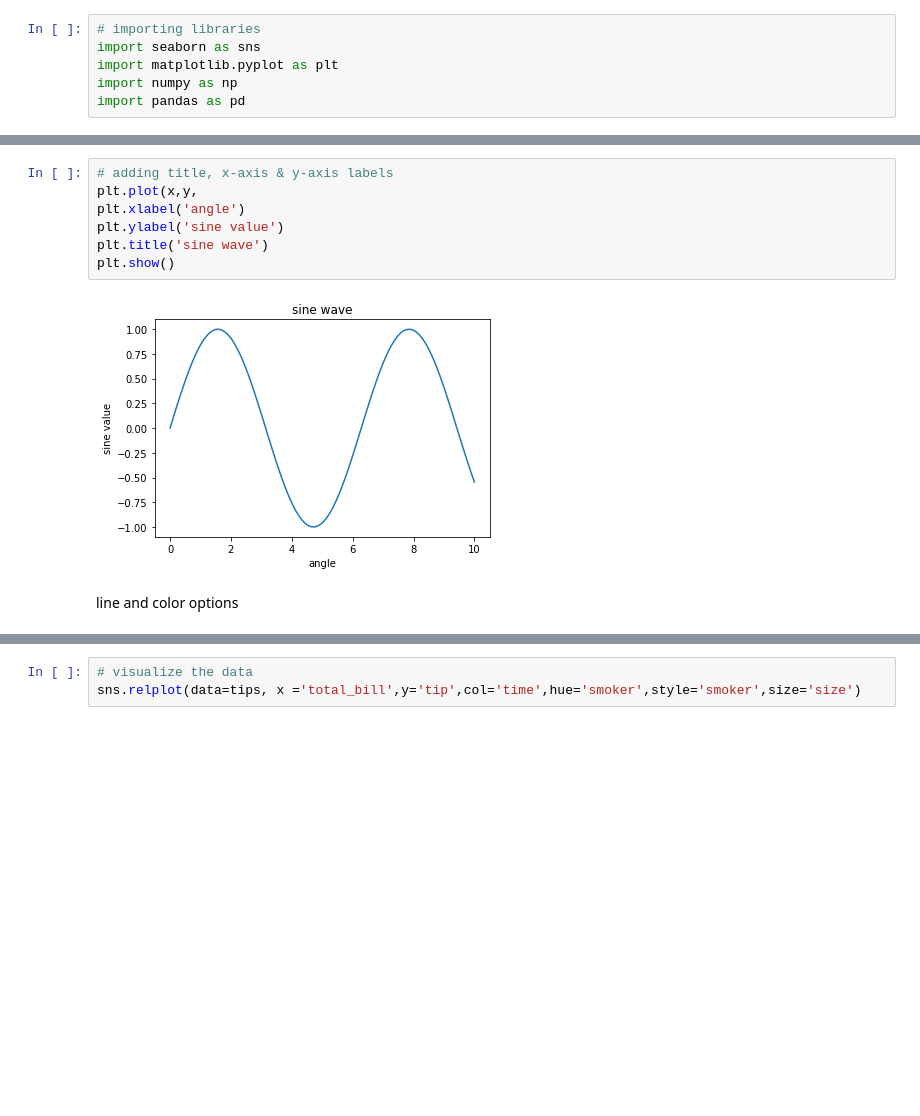
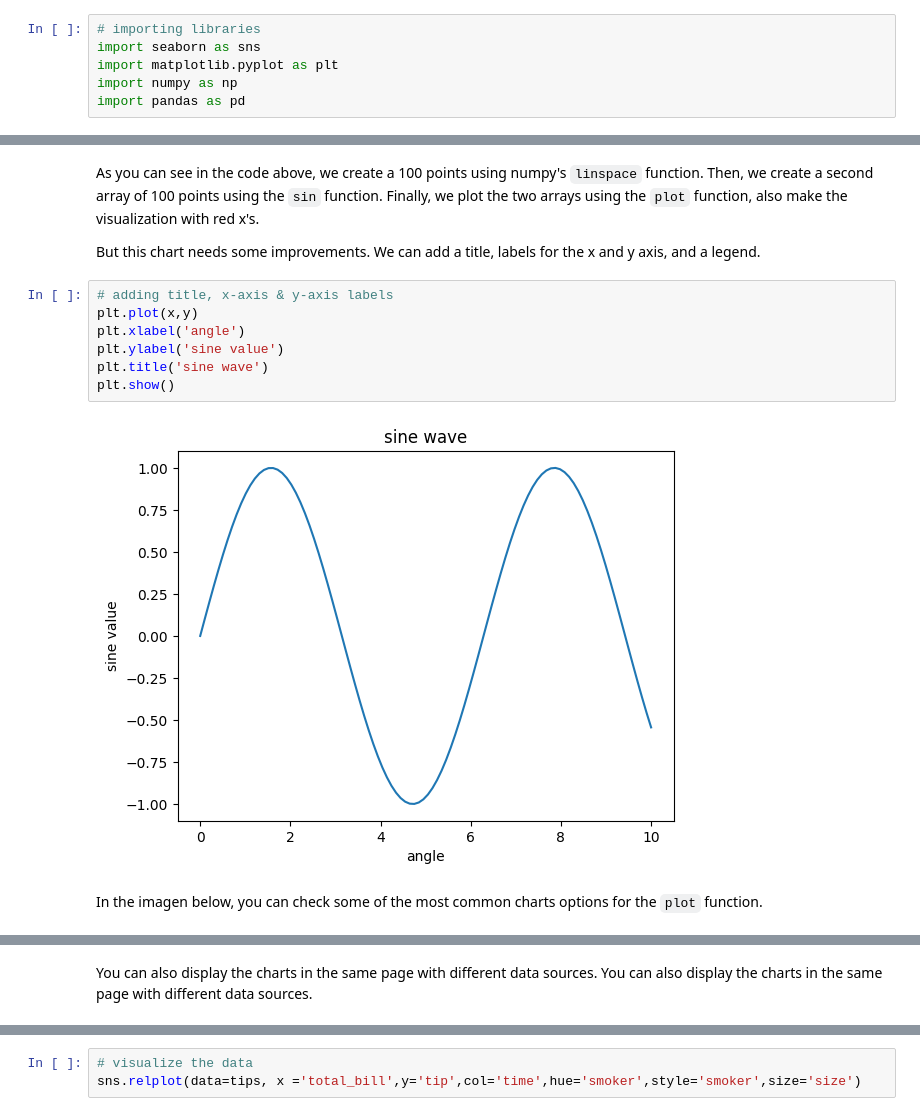
Before and after one commit to H3nr7M/data-visualization-with-python-matplotlib-and-seaborn, a Jupyter notebook: data_visualization.ipynb, the cells around one changed output, grey strips where cells are left out. Drawn from its saved outputs; the diff is of its cells as text; blank space fills up the shorter version.

```diff
--- a/data_visualization.ipynb
+++ b/data_visualization.ipynb
@@ -21,16 +61,22 @@ plt.show() #show graph
+# %% [markdown]
+As you can see in the code above, we create a 100 points using numpy's `linspace` function. Then, we create a second array of 100 points using the `sin` function. Finally, we plot the two arrays using the `plot` function, also make the visualization with red x's.
+
+But this chart needs some improvements. We can add a title, labels for the x and y axis, and a legend.
 # %%
 # adding title, x-axis & y-axis labels
-plt.plot(x,y,
+plt.plot(x,y)
 plt.xlabel('angle')
 plt.ylabel('sine value')
 plt.title('sine wave')
 plt.show()
 # %% [output]
-[figure, old version]
+[figure, new version]
-# %% [markdown]
-line and color options
+# %% [markdown]
+In the imagen below, you can check some of the most common charts options for the `plot` function.
 # %% [markdown]
 ![Screenshot from 2022-07-21 16-38-49.png](embedded-picture-1)![Screenshot from 2022-07-21 16-39-01.png](embedded-picture-2)
+# %% [markdown]
+You can also display the charts in the same page with different data sources. You can also display the charts in the same page with different data sources.
 # %%
 x = np.linspace(-5,5,50)
 plt.plot(x, np.sin(x), 'g-')
```
Also changed, not shown: parts of 21 cells of this notebook, 2 other files.
